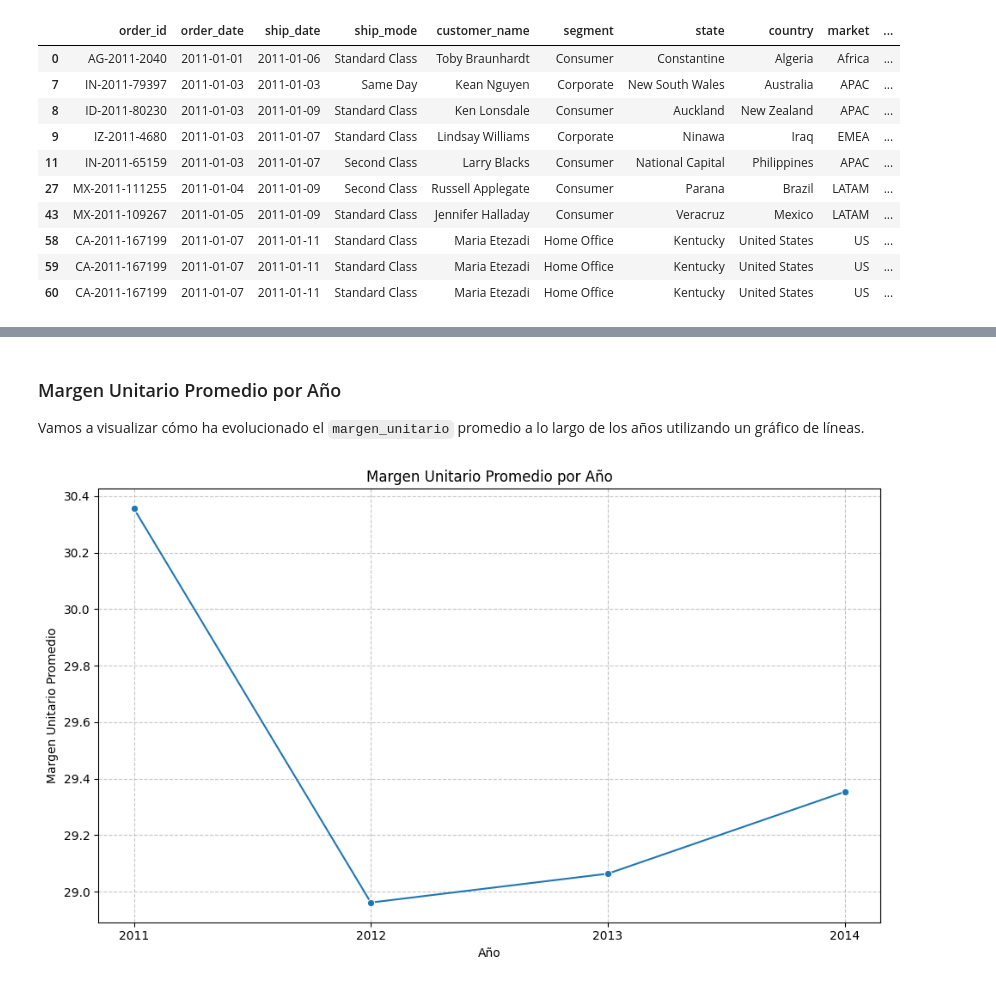
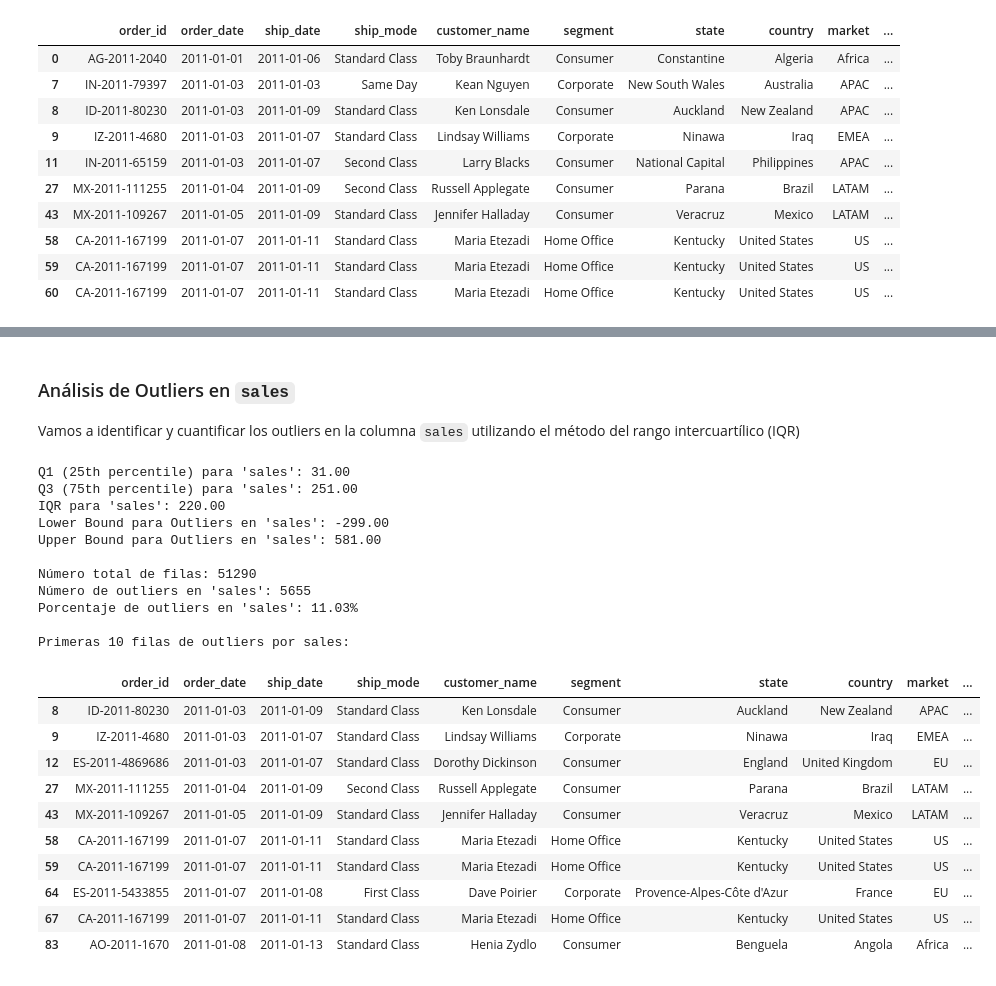
Before and after one commit to DAGP1145/MineriaDeDatos2, a Jupyter notebook: Dataset.ipynb, the cells around one changed output, grey strips where cells are left out. Cells and saved outputs as stored; diff of their text form; code cells hidden in the pictures.

```diff
--- a/Dataset.ipynb
+++ b/Dataset.ipynb
@@ -776,18 +720,57 @@ Distribución de Outliers de 'margen_unitario' por Año:
-# %% [markdown]
-### Margen Unitario Promedio por Año
-
-Vamos a visualizar cómo ha evolucionado el `margen_unitario` promedio a lo largo de los años utilizando un gráfico de líneas.
-# %%
-avg_margen_unitario_yearly = df_borrador.groupby('year')['margen_unitario'].mean().reset_index()
-
-plt.figure(figsize=(10, 6))
-sns.lineplot(x='year', y='margen_unitario', data=avg_margen_unitario_yearly, marker='o')
-plt.title('Margen Unitario Promedio por Año')
-plt.xlabel('Año')
-plt.ylabel('Margen Unitario Promedio')
-plt.grid(True, linestyle='--', alpha=0.7)
-plt.xticks(avg_margen_unitario_yearly['year'].unique())
-plt.tight_layout()
-plt.show()
-# %% [output]
-[figure, removed]
+# %% [markdown]
+### Análisis de Outliers en `sales`
+
+Vamos a identificar y cuantificar los outliers en la columna `sales` utilizando el método del rango intercuartílico (IQR)
+# %%
+# Calcular Q1 (primer cuartil) y Q3 (tercer cuartil)
+Q1_sales = df_borrador['sales'].quantile(0.25)
+Q3_sales = df_borrador['sales'].quantile(0.75)
+
+# Calcular el Rango Intercuartílico (IQR)
+IQR_sales = Q3_sales - Q1_sales
+
+# Definir los límites para identificar outliers
+lower_bound_sales = Q1_sales - 1.5 * IQR_sales
+upper_bound_sales = Q3_sales + 1.5 * IQR_sales
+
+# Identificar los outliers
+outliers_sales = df_borrador[(df_borrador['sales'] < lower_bound_sales) | (df_borrador['sales'] > upper_bound_sales)]
+
+print(f"Q1 (25th percentile) para 'sales': {Q1_sales:.2f}")
+print(f"Q3 (75th percentile) para 'sales': {Q3_sales:.2f}")
+print(f"IQR para 'sales': {IQR_sales:.2f}")
+print(f"Lower Bound para Outliers en 'sales': {lower_bound_sales:.2f}")
+print(f"Upper Bound para Outliers en 'sales': {upper_bound_sales:.2f}")
+
+print(f"\nNúmero total de filas: {len(df_borrador)}")
+print(f"Número de outliers en 'sales': {len(outliers_sales)}")
+print(f"Porcentaje de outliers en 'sales': {(len(outliers_sales) / len(df_borrador) * 100):.2f}%")
+
+if not outliers_sales.empty:
+    print("\nPrimeras 10 filas de outliers por sales:")
+    display(outliers_sales.head(10))
+else:
+    print("No se encontraron outliers en la columna 'sales'.")
+# %% [output]
+Q1 (25th percentile) para 'sales': 31.00
+Q3 (75th percentile) para 'sales': 251.00
+IQR para 'sales': 220.00
+Lower Bound para Outliers en 'sales': -299.00
+Upper Bound para Outliers en 'sales': 581.00
+
+Número total de filas: 51290
+Número de outliers en 'sales': 5655
+Porcentaje de outliers en 'sales': 11.03%
+
+Primeras 10 filas de outliers por sales:
+|  | order_id | order_date | ship_date | ship_mode | customer_name | segment | state | country | market | ... |
+| 8 | ID-2011-80230 | 2011-01-03 | 2011-01-09 | Standard Class | Ken Lonsdale | Consumer | Auckland | New Zealand | APAC | ... |
+| 9 | IZ-2011-4680 | 2011-01-03 | 2011-01-07 | Standard Class | Lindsay Williams | Corporate | Ninawa | Iraq | EMEA | ... |
+| 12 | ES-2011-4869686 | 2011-01-03 | 2011-01-07 | Standard Class | Dorothy Dickinson | Consumer | England | United Kingdom | EU | ... |
+| 27 | MX-2011-111255 | 2011-01-04 | 2011-01-09 | Second Class | Russell Applegate | Consumer | Parana | Brazil | LATAM | ... |
+| 43 | MX-2011-109267 | 2011-01-05 | 2011-01-09 | Standard Class | Jennifer Halladay | Consumer | Veracruz | Mexico | LATAM | ... |
+| 58 | CA-2011-167199 | 2011-01-07 | 2011-01-11 | Standard Class | Maria Etezadi | Home Office | Kentucky | United States | US | ... |
+| 59 | CA-2011-167199 | 2011-01-07 | 2011-01-11 | Standard Class | Maria Etezadi | Home Office | Kentucky | United States | US | ... |
+| 64 | ES-2011-5433855 | 2011-01-07 | 2011-01-08 | First Class | Dave Poirier | Corporate | Provence-Alpes-Côte d'Azur | France | EU | ... |
+| 67 | CA-2011-167199 | 2011-01-07 | 2011-01-11 | Standard Class | Maria Etezadi | Home Office | Kentucky | United States | US | ... |
+| 83 | AO-2011-1670 | 2011-01-08 | 2011-01-13 | Standard Class | Henia Zydlo | Consumer | Benguela | Angola | Africa | ... |
```
Also changed, not shown: parts of 19 cells of this notebook.
